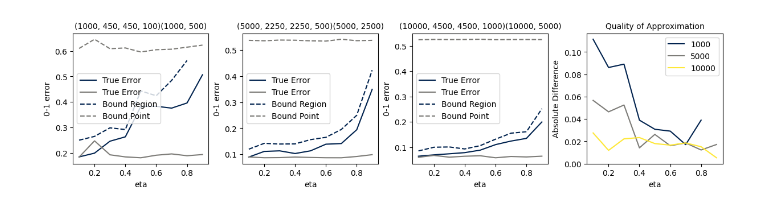
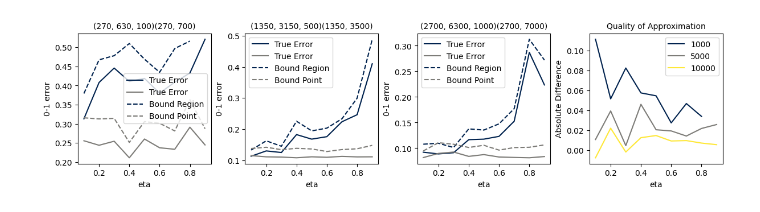
Before and after one commit to ThomasWalker1/Generalization-of-Neural-Networks, a Jupyter notebook: Generalization in Deep Learning/Research Question/experiment_mnist2.ipynb, the cells around one changed output. Drawn from its saved outputs; the diff is of its cells as text; code cells hidden in the pictures.

Commit message:
Updated experiment figures

```diff
--- a/Generalization in Deep Learning/Research Question/experiment_mnist2.ipynb
+++ b/Generalization in Deep Learning/Research Question/experiment_mnist2.ipynb
@@ -65,7 +65,7 @@ def get_bound(num_samples, eta, zeta, gamma, alpha, delta):
     num_empirical_error=len(index_empirical_error)
     num_empirical_error_full=len(index_empirical_error_full)
     num_train=len(index_train)
-    num_train_full=len(index_sample)
+    num_train_full=len(index_train_full)
 
     subset_train=Subset(SUBSET_UNDERLYING, index_train)
     subset_train_full=Subset(SUBSET_UNDERLYING, index_train_full)
@@ -117,12 +117,12 @@ def get_bound(num_samples, eta, zeta, gamma, alpha, delta):
 
     empirical_accuracy_full=0
     with torch.no_grad():
-        for image, label in loader_train_full:
+        for image, label in loader_empirical_error_full:
             image = image.reshape(-1, INPUT_SIZE)
             output = model_point(image)
             predictions=output.max(1)[1]
             empirical_accuracy_full+=sum((predictions==label).tolist())
-    empirical_accuracy_full/=num_train_full
+    empirical_accuracy_full/=num_empirical_error_full
 
     true_accuracy_region=0
     correct_bools=[]
@@ -168,7 +168,7 @@ def get_bound(num_samples, eta, zeta, gamma, alpha, delta):
 
     return 1-true_accuracy_region, 1-true_accuracy_point, bound_region, bound_point, ci_difference, 1-(delta+alpha*(1-delta)), num_approx, num_empirical_error, num_train, num_train_full, num_empirical_error_full
 # %%
-ZETA=0.7
+ZETA=0.5
 GAMMA=0.5
 ALPHA=0.025
 DELTA=0.025
@@ -206,23 +218,23 @@ for k,sample_size in enumerate(SAMPLE_SIZES):
 # %%
 fig, axs = plt.subplots(1,len(SAMPLE_SIZES)+1,figsize=(12,3),layout='constrained')
 colors = plt.cm.cividis(np.linspace(0, 1, 3))
 for i, ax in enumerate(axs):
     if i<N:
         ax.plot(ETAS, true_errors_region[i], label='True Error', c=colors[0])
         ax.plot(ETAS, true_errors_point[i], label='True Error', c=colors[1])
         ax.plot(ETAS, bounds_region[i], label='Bound Region', c=colors[0], linestyle='dashed')
         ax.plot(ETAS, bounds_point[i], label='Bound Point', c=colors[1], linestyle='dashed')
         ax.set_xlabel('eta')
         ax.set_ylabel('0-1 error')
-        ax.set_title('({}, {}, {}, {})({}, {})'.format(n_tfs[i][0],n_ts[i][0],n_es[i][0],n_as[i][0],n_tfs[i][0],n_efs[i][0]), fontsize=10)
+        ax.set_title('({}, {}, {})({}, {})'.format(n_ts[i][0],n_es[i][0],n_as[i][0],n_tfs[i][0],n_efs[i][0]), fontsize=10)
         ax.legend()
     else:
         for k, ci_diff in enumerate(ci_diffs):
             ax.plot(ETAS, ci_diff, label=SAMPLE_SIZES[k], c=colors[k])
             ax.set_xlabel('eta')
             ax.set_ylabel('Absolute Difference')
             ax.set_title('Quality of Approximation', fontsize=10)
         ax.legend()
 plt.savefig('plots/MNIST_Zeta_07.png')
 # %% [output]
-[figure, old version]
+[figure, new version]
```
Also changed, not shown: parts of 1 cell of this notebook, 3 other files.
